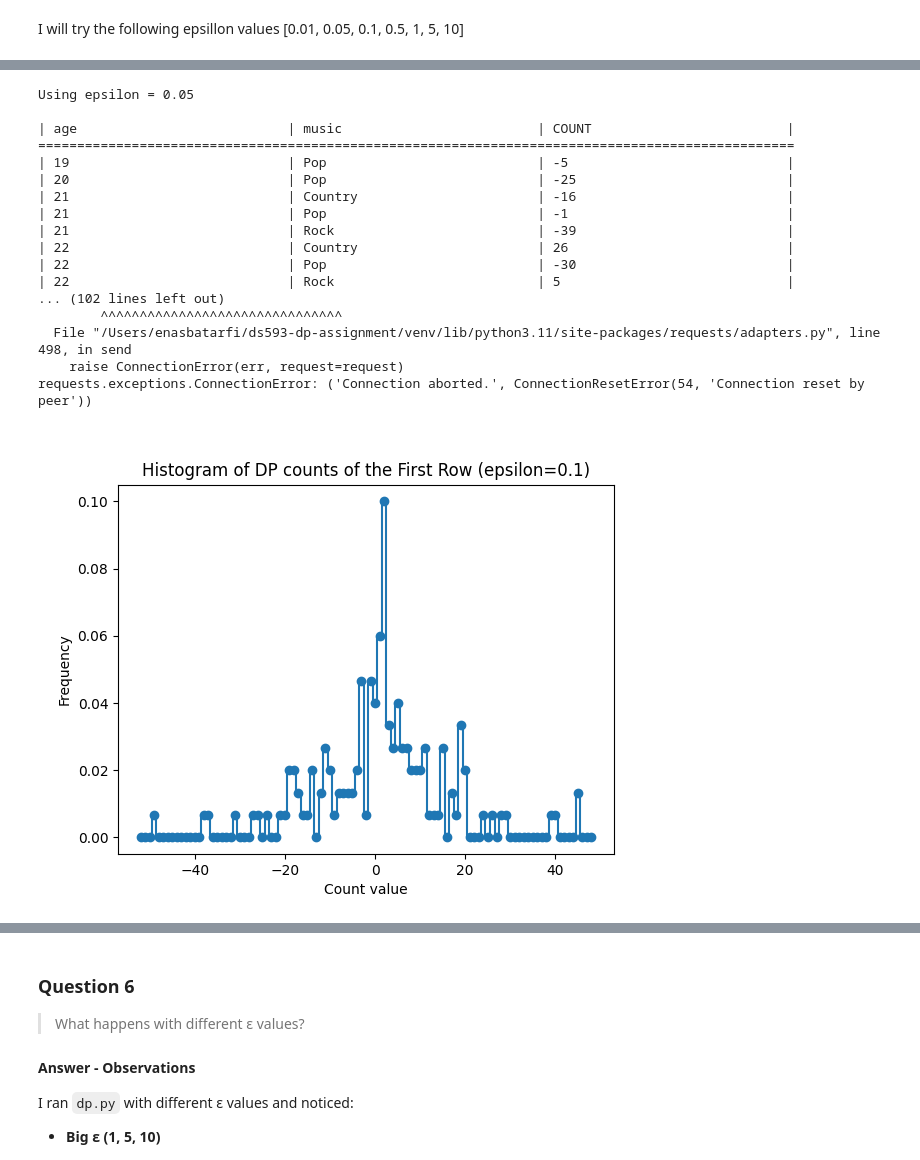
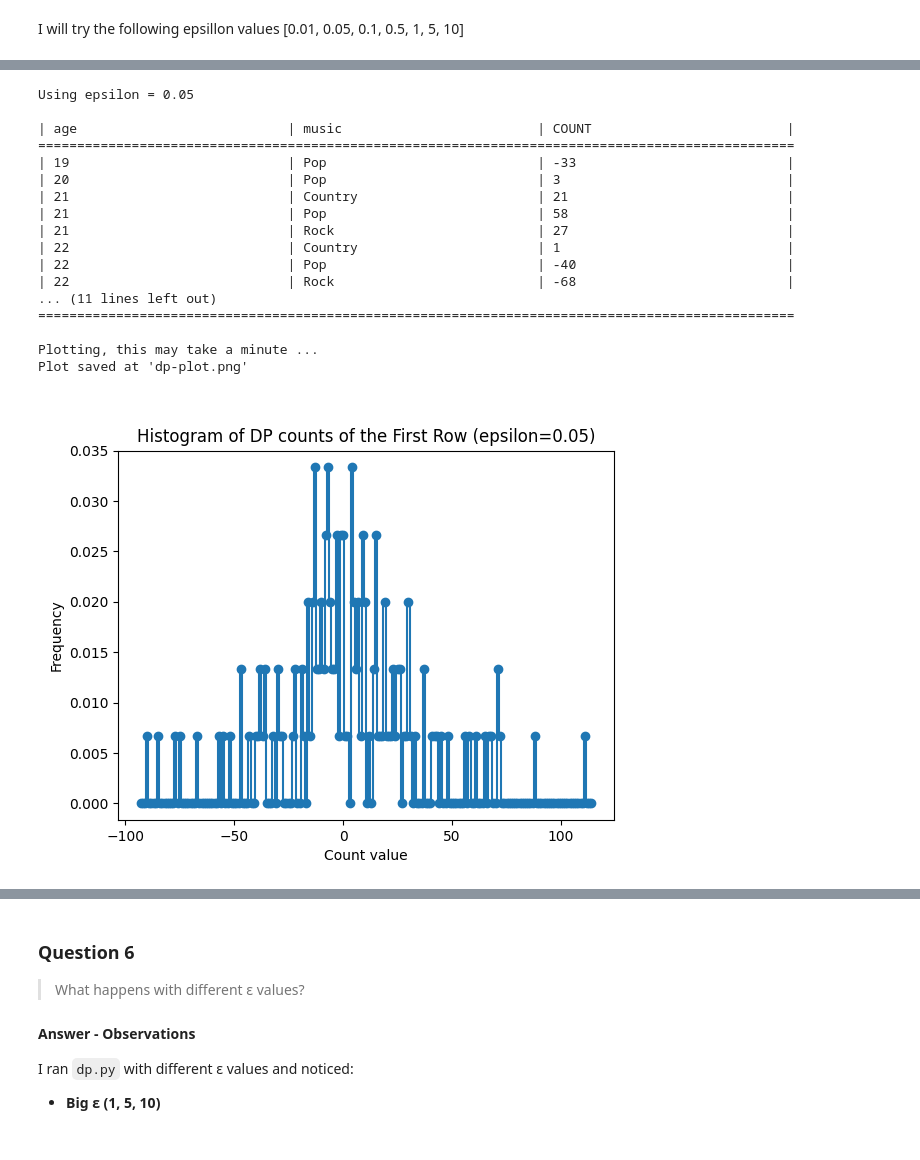
Before and after one commit to EnasBatarfi/ds593-dp-assignment, a Jupyter notebook: solution.ipynb, the cells around one changed output, grey strips where cells are left out. Cells and saved outputs as stored; diff of their text form; code cells hidden in the pictures.

Commit message:
finishing the assignment

```diff
--- a/solution.ipynb
+++ b/solution.ipynb
@@ -252,26 +250,26 @@ Plot saved at 'dp-plot.png'
 # %%
 # Run the differential privacy script with a specified epsilon value - small value
 !python3 dp.py 0.05
-Image('dp-plot.png')
+Image('dp-plot-0.05.png')
 # %% [output]
 Using epsilon = 0.05
 
 | age                           | music                         | COUNT                         |
 =================================================================================================
-| 19                            | Pop                           | -5                            |
-| 20                            | Pop                           | -25                           |
-| 21                            | Country                       | -16                           |
-| 21                            | Pop                           | -1                            |
-| 21                            | Rock                          | -39                           |
-| 22                            | Country                       | 26                            |
-| 22                            | Pop                           | -30                           |
-| 22                            | Rock                          | 5                             |
-... (102 lines left out)
-        ^^^^^^^^^^^^^^^^^^^^^^^^^^^^^^^
-  File "/Users/enasbatarfi/ds593-dp-assignment/venv/lib/python3.11/site-packages/requests/adapters.py", line 498, in send
-    raise ConnectionError(err, request=request)
-requests.exceptions.ConnectionError: ('Connection aborted.', ConnectionResetError(54, 'Connection reset by peer'))
+| 19                            | Pop                           | -33                           |
+| 20                            | Pop                           | 3                             |
+| 21                            | Country                       | 21                            |
+| 21                            | Pop                           | 58                            |
+| 21                            | Rock                          | 27                            |
+| 22                            | Country                       | 1                             |
+| 22                            | Pop                           | -40                           |
+| 22                            | Rock                          | -68                           |
+... (11 lines left out)
+=================================================================================================
+
+Plotting, this may take a minute ...
+Plot saved at 'dp-plot.png'
-[figure, old version]
+[figure, new version]
 # %%
 # Run the differential privacy script with a specified epsilon value - medium
 !python3 dp.py 0.5
```
Also changed, not shown: parts of 22 cells of this notebook, 1 other file.
